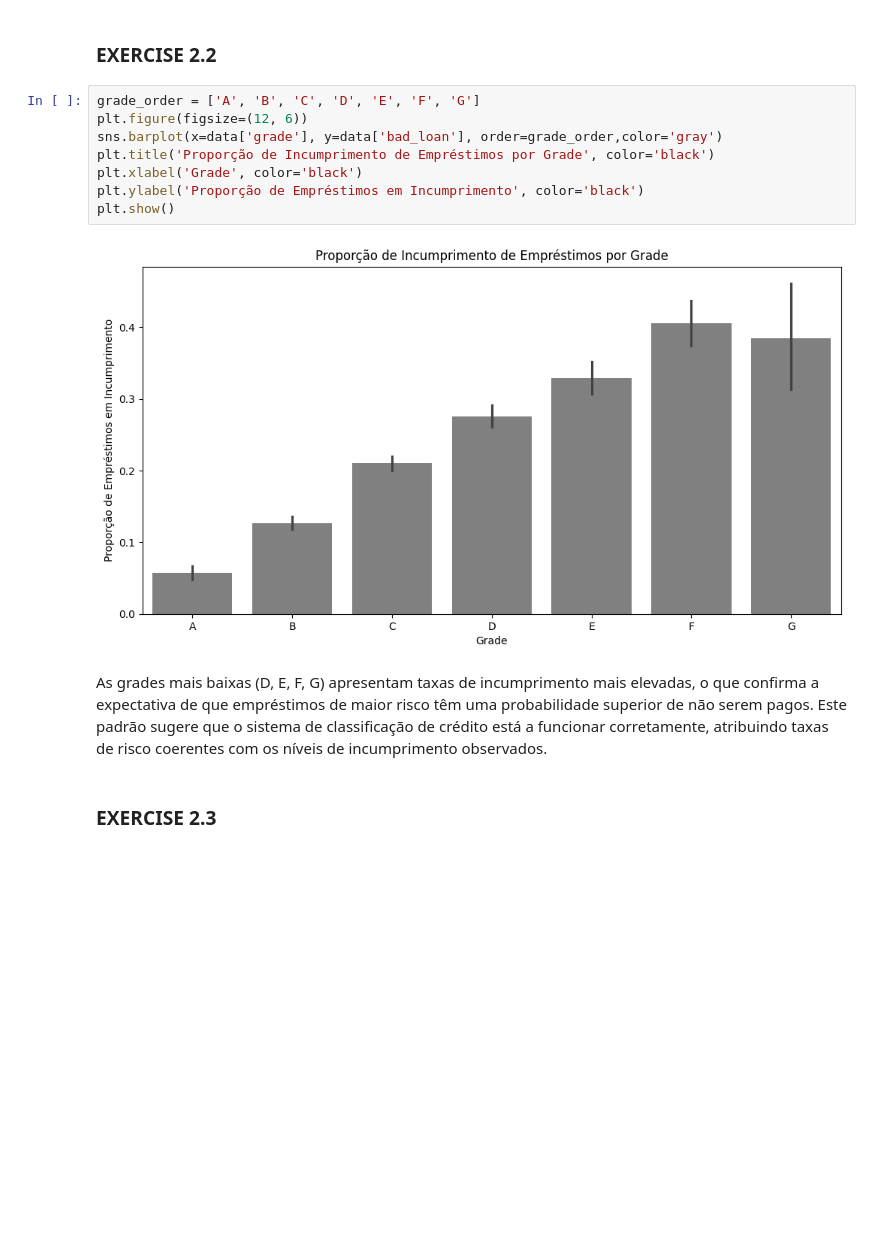
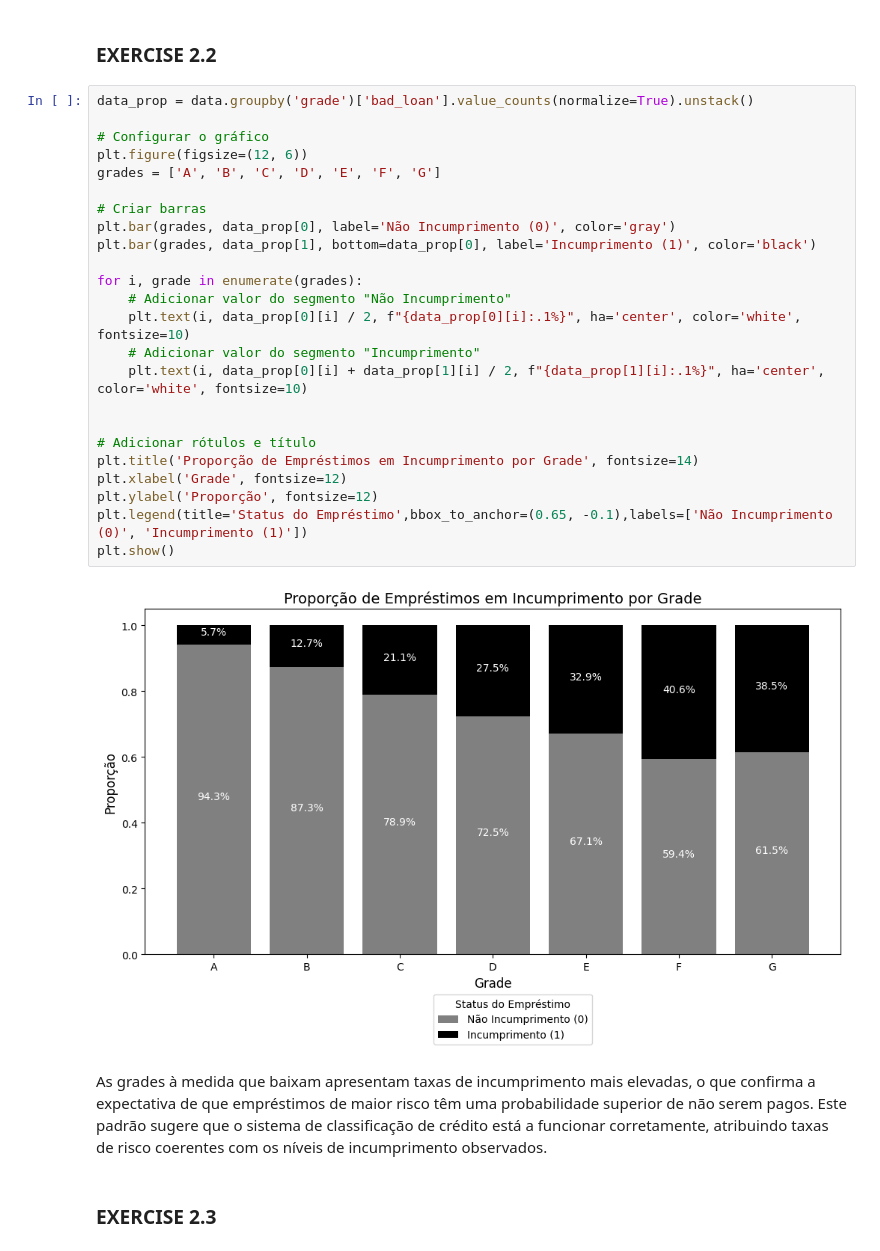
Before and after one commit to pereiranuno/loan-project, a Jupyter notebook: eda-finalproject.ipynb, the cells around one changed output. Cells and saved outputs as stored; diff of their text form; blank space fills up the shorter version.

```diff
--- a/eda-finalproject.ipynb
+++ b/eda-finalproject.ipynb
@@ -231,18 +235,34 @@ plt.show()
 Á medida que o rendimento anual aumenta, a relação dívida/rendimento (DTI) tende a diminuir, pois indivíduos com rendimento mais alto tendem a ter proporcionalmente menos dívida em relação aos seus rendimentos.
 # %% [markdown]
 ### EXERCISE 2.2
-# %%
-grade_order = ['A', 'B', 'C', 'D', 'E', 'F', 'G']
-plt.figure(figsize=(12, 6))
-sns.barplot(x=data['grade'], y=data['bad_loan'], order=grade_order,color='gray')
-plt.title('Proporção de Incumprimento de Empréstimos por Grade', color='black')
-plt.xlabel('Grade', color='black')
-plt.ylabel('Proporção de Empréstimos em Incumprimento', color='black')
-plt.show()
-# %% [output]
-[figure, removed]
+# %%
+data_prop = data.groupby('grade')['bad_loan'].value_counts(normalize=True).unstack()
+
+# Configurar o gráfico
+plt.figure(figsize=(12, 6))
+grades = ['A', 'B', 'C', 'D', 'E', 'F', 'G']
+
+# Criar barras
+plt.bar(grades, data_prop[0], label='Não Incumprimento (0)', color='gray')
+plt.bar(grades, data_prop[1], bottom=data_prop[0], label='Incumprimento (1)', color='black')
+
+for i, grade in enumerate(grades):
+    # Adicionar valor do segmento "Não Incumprimento"
+    plt.text(i, data_prop[0][i] / 2, f"{data_prop[0][i]:.1%}", ha='center', color='white', fontsize=10)
+    # Adicionar valor do segmento "Incumprimento"
+    plt.text(i, data_prop[0][i] + data_prop[1][i] / 2, f"{data_prop[1][i]:.1%}", ha='center', color='white', fontsize=10)
+
+
+# Adicionar rótulos e título
+plt.title('Proporção de Empréstimos em Incumprimento por Grade', fontsize=14)
+plt.xlabel('Grade', fontsize=12)
+plt.ylabel('Proporção', fontsize=12)
+plt.legend(title='Status do Empréstimo',bbox_to_anchor=(0.65, -0.1),labels=['Não Incumprimento (0)', 'Incumprimento (1)'])
+plt.show()
+# %% [output]
+[figure, added]
 # %% [markdown]
-As grades mais baixas (D, E, F, G) apresentam taxas de incumprimento mais elevadas, o que confirma a expectativa de que empréstimos de maior risco têm uma probabilidade superior de não serem pagos. Este padrão sugere que o sistema de classificação de crédito está a funcionar corretamente, atribuindo taxas de risco coerentes com os níveis de incumprimento observados.
+As grades à medida que baixam apresentam taxas de incumprimento mais elevadas, o que confirma a expectativa de que empréstimos de maior risco têm uma probabilidade superior de não serem pagos. Este padrão sugere que o sistema de classificação de crédito está a funcionar corretamente, atribuindo taxas de risco coerentes com os níveis de incumprimento observados.
 # %% [markdown]
 ### EXERCISE 2.3
 # %%
```
Also changed, not shown: parts of 3 cells of this notebook.
